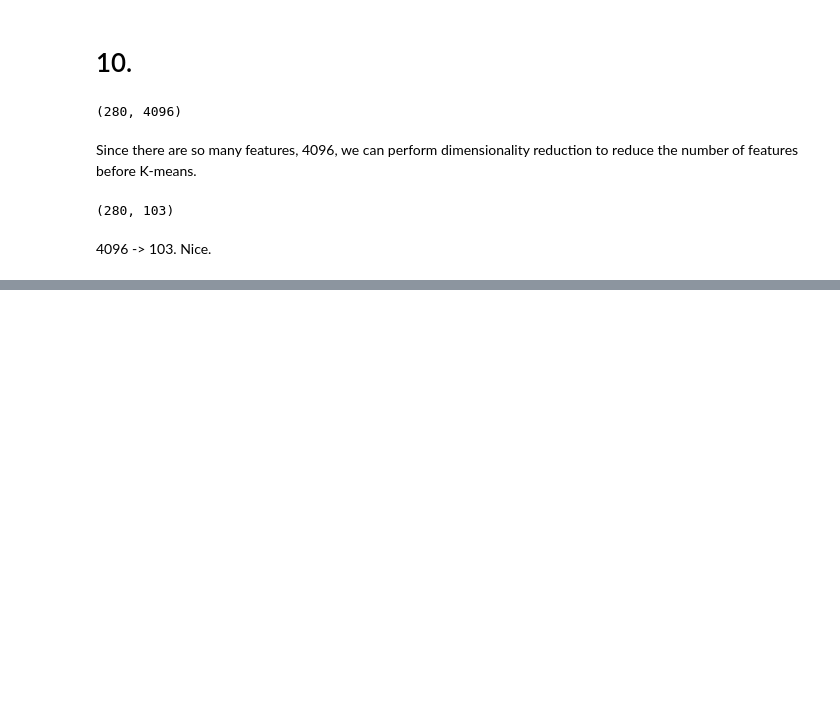
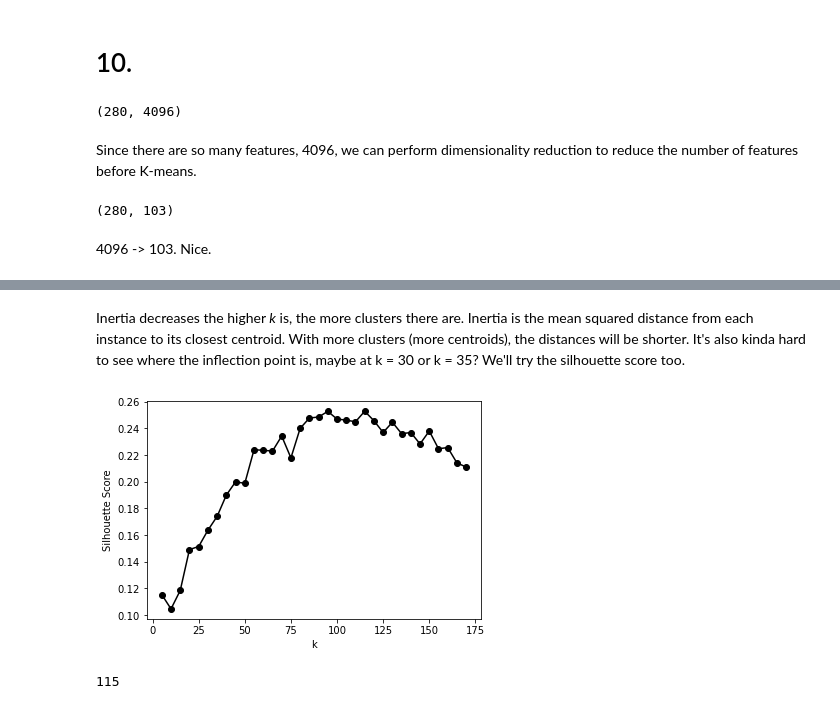
Before and after one commit to JieHengYu/ML-Algorithms, a Jupyter notebook: ML Python/Chapter 9/Exercises.ipynb, the cells around one changed output, grey strips where cells are left out. Drawn from its saved outputs; the diff is of its cells as text; code cells hidden in the pictures; blank space fills up the shorter version.

```diff
--- a/ML Python/Chapter 9/Exercises.ipynb
+++ b/ML Python/Chapter 9/Exercises.ipynb
@@ -64,0 +80,19 @@ from sklearn.cluster import KMeans
+# %% [markdown]
+Inertia decreases the higher *k* is, the more clusters there are. Inertia is the mean squared distance from each instance to its closest centroid. With more clusters (more centroids), the distances will be shorter. It's also kinda hard to see where the inflection point is, maybe at k = 30 or k = 35? We'll try the silhouette score too.
+# %%
+from sklearn.metrics import silhouette_score
+
+silhouette_scores_per_k = [silhouette_score(X_train_reduced, model.labels_)
+                           for model in kmeans_per_k]
+plt.plot(range(5, 175, 5), silhouette_scores_per_k, "ko-")
+plt.xlabel("k")
+plt.ylabel("Silhouette Score")
+plt.show()
+# %% [output]
+[figure, added]
+# %%
+import numpy as np
+
+range(5, 175, 5)[np.argmax(silhouette_scores_per_k)]
+# %% [output]
+115
```
Also changed, not shown: parts of 35 cells of this notebook.
